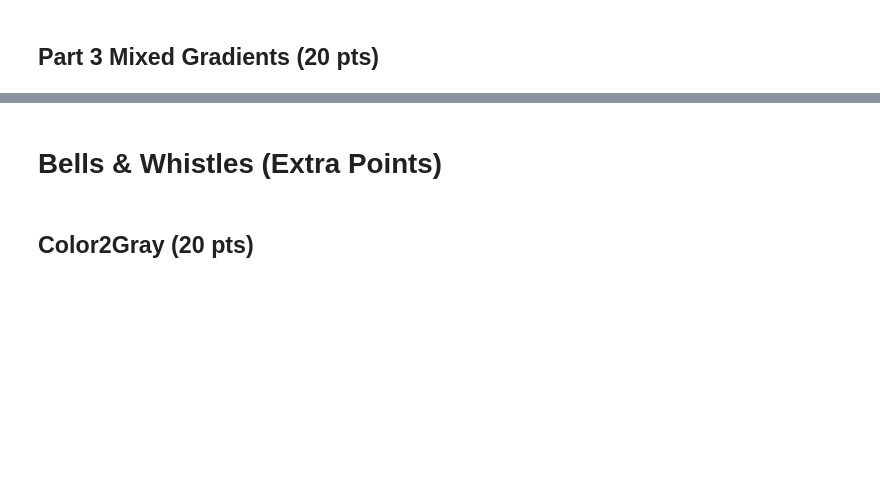
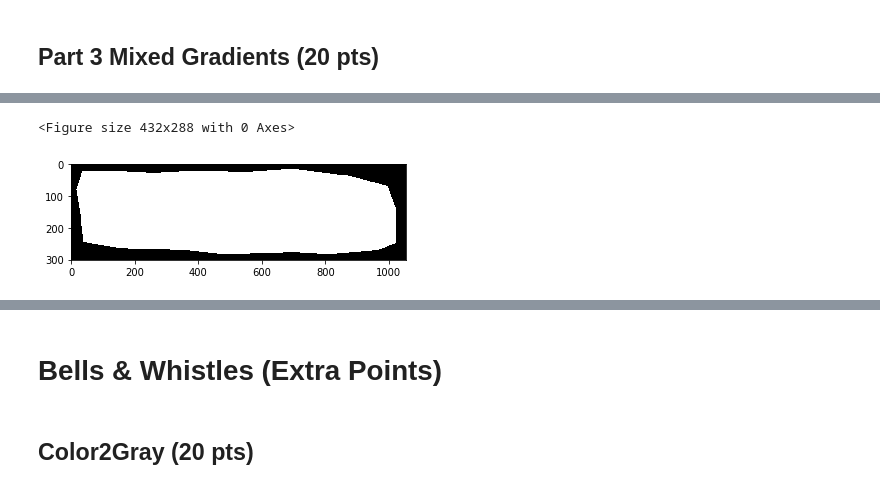
Before and after one commit to nathanfitz-coder/computationalphotography, a Jupyter notebook: project3/Project3.ipynb, the cells around one changed output, grey strips where cells are left out. Saved outputs shown, nothing was run; the diff lists cells and outputs as text; code cells hidden in the pictures; blank space fills up the shorter version.

```diff
--- a/project3/Project3.ipynb
+++ b/project3/Project3.ipynb
@@ -274,0 +265,5 @@ def mix_blend(cropped_object, object_mask, background_img):
+# %%
+object_img = cv2.cvtColor(cv2.imread('samples/we_the_people2.jpg'), cv2.COLOR_BGR2RGB).astype('double') / 255.0
+import matplotlib.pyplot as plt
+%matplotlib notebook
+mask_coords = specify_mask(object_img)
@@ -274,0 +274,10 @@ def mix_blend(cropped_object, object_mask, background_img):
+# %%
+xs = mask_coords[0]
+ys = mask_coords[1]
+%matplotlib inline
+import matplotlib.pyplot as plt
+plt.figure()
+mask = get_mask(ys, xs, object_img)
+# %% [output]
+<Figure size 432x288 with 0 Axes>
+[figure, added]
```
Also changed, not shown: parts of 24 cells of this notebook, 6 other files.
